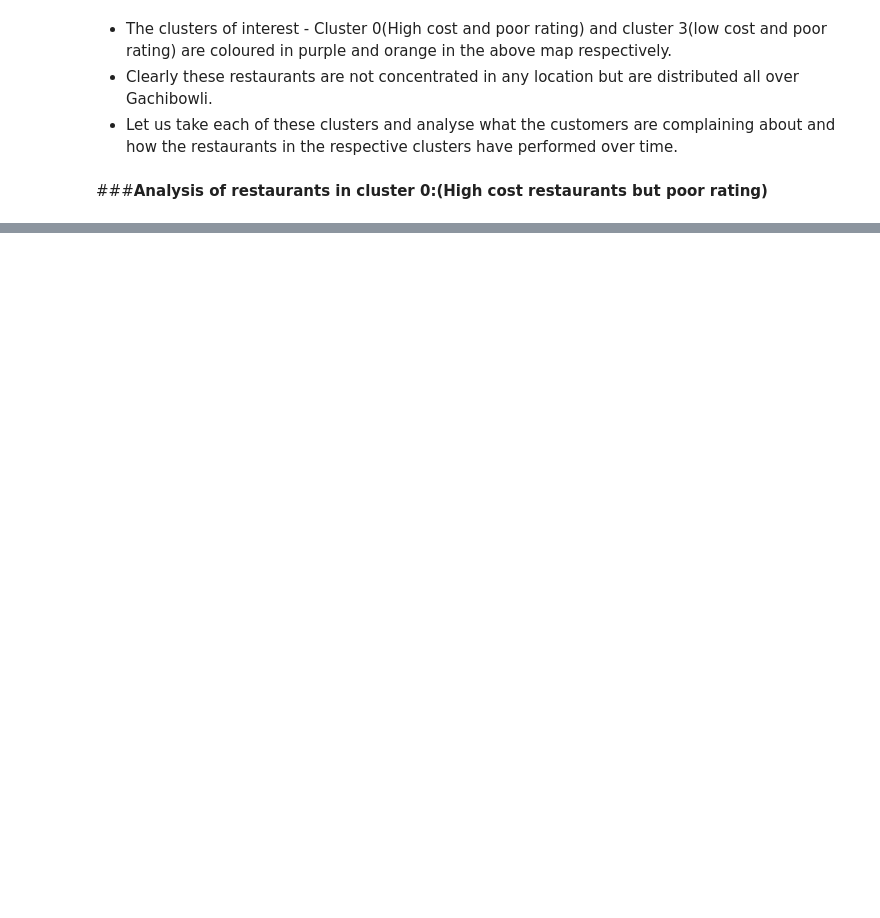
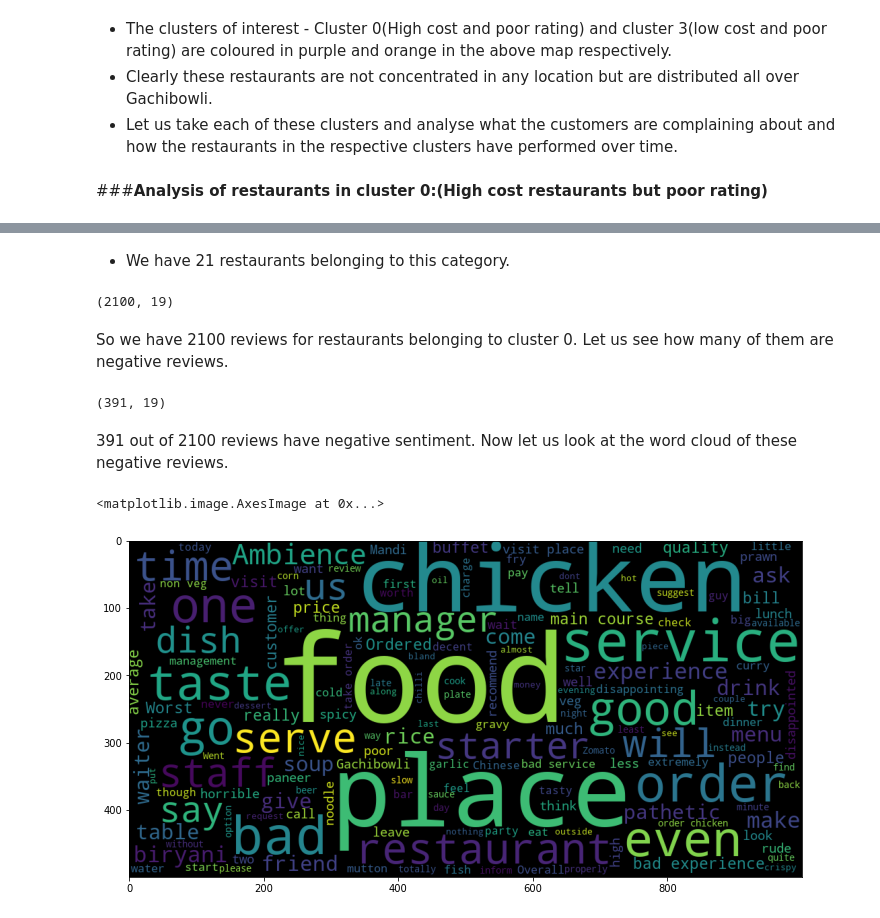
Before and after one commit to Nandeesh-U/ZOMATO-RESTAURANT-CLUSTERING-AND-SENTIMENT-ANALYSIS, a Jupyter notebook: ZOMATO_RESTAURANT_CLUSTERING_AND_SENTIMENT_ANALYSIS.ipynb, the cells around one changed output, grey strips where cells are left out. Saved outputs shown, nothing was run; the diff lists cells and outputs as text; code cells hidden in the pictures; blank space fills up the shorter version.

```diff
--- a/ZOMATO_RESTAURANT_CLUSTERING_AND_SENTIMENT_ANALYSIS.ipynb
+++ b/ZOMATO_RESTAURANT_CLUSTERING_AND_SENTIMENT_ANALYSIS.ipynb
@@ -1268,11 +1276,0 @@ mean(review_df['Rating'])
-# %%
-# Most frequent words used by users to express disappointment towards the least popular restaurants based on sentiment
-bottom_restaurants = review_df[review_df['Restaurant'].apply(lambda x: x in list(df.tail(10)['Restaurant']))]
-bottom_restaurants = bottom_restaurants[bottom_restaurants['Sentiment']=='negative']
-word_cloud = ""
-for row in bottom_restaurants.clean_review:
-    for word in row:
-        word_cloud+=" ".join(word)
-wordcloud = WordCloud(width = 1000, height = 500,background_color ='black',min_font_size = 10).generate(word_cloud)
-plt.figure(figsize= (10,7))
-plt.imshow(wordcloud)
@@ -1333,12 +1317,0 @@ bottom_restaurants2 = review_df[review_df['Restaurant'].apply(lambda x: x in lis
-# %%
-# Most frequent words used by users to express disappointment towards the least popular restaurants based on sentiment
-bottom_restaurants2 = review_df[review_df['Restaurant'].apply(lambda x: x in list(df2.tail(10)['Restaurant']))]
-bottom_restaurants2 = bottom_restaurants2[bottom_restaurants2['Reviewer'].apply(lambda x: x in critics)]
-bottom_restaurants2 = bottom_restaurants2[bottom_restaurants2['Sentiment']=='negative']
-word_cloud = ""
-for row in bottom_restaurants2.clean_review:
-    for word in row:
-        word_cloud+=" ".join(word)
-wordcloud = WordCloud(width = 1000, height = 500,background_color ='black',min_font_size = 10).generate(word_cloud)
-plt.figure(figsize= (10,7))
-plt.imshow(wordcloud)
@@ -2037,3 +1917,7 @@ mapit
 * Let us take each of these clusters and analyse what the customers are complaining about and how the restaurants in the respective clusters have performed over time.
 # %% [markdown]
 ###**Analysis of restaurants in cluster 0:(High cost restaurants but poor rating)**
+# %%
+# Adding the cluster column to the review_df dataframe
+review_df = pd.merge(left = review_df, right = merged_df[['Restaurant','cb_cluster']],on = 'Restaurant',how='left')
+clust0_df = review_df[review_df['cb_cluster']==0]
@@ -2039,0 +1928,26 @@ mapit
+# %% [markdown]
+* We have 21 restaurants belonging to this category.
+# %%
+clust0_df.shape
+# %% [output]
+(2100, 19)
+# %% [markdown]
+So we have 2100 reviews for restaurants belonging to cluster 0. Let us see how many of them are negative reviews.
+# %%
+clust0_df[clust0_df['Sentiment']=='negative'].shape
+# %% [output]
+(391, 19)
+# %% [markdown]
+391 out of 2100 reviews have negative sentiment. Now let us look at the word cloud of these negative reviews.
+# %%
+plot_df = clust0_df[clust0_df['Sentiment']=='negative']
+word_cloud = ""
+for row in plot_df.clean_review:
+    for word in row:
+        word_cloud+=" ".join(word)
+wordcloud = WordCloud(width = 1000, height = 500,background_color ='black',min_font_size = 10).generate(word_cloud)
+plt.figure(figsize= (10,7))
+plt.imshow(wordcloud)
+# %% [output]
+<matplotlib.image.AxesImage at 0x...>
+[figure, added]
```
Also changed, not shown: parts of 45 cells of this notebook.
